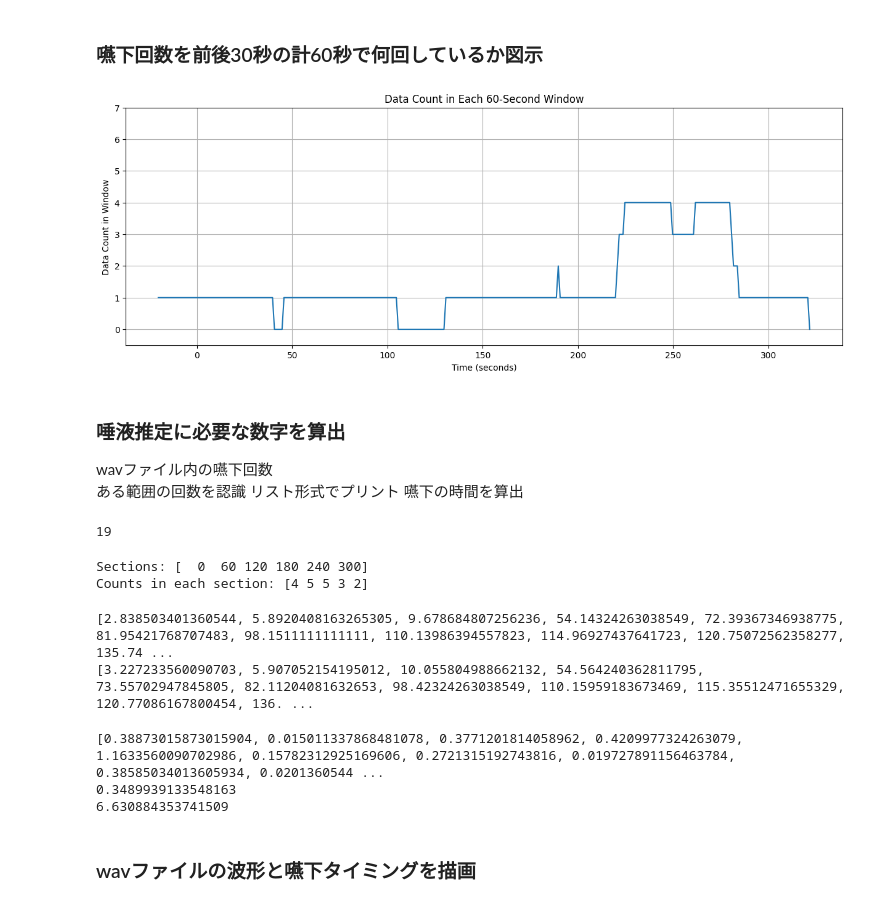
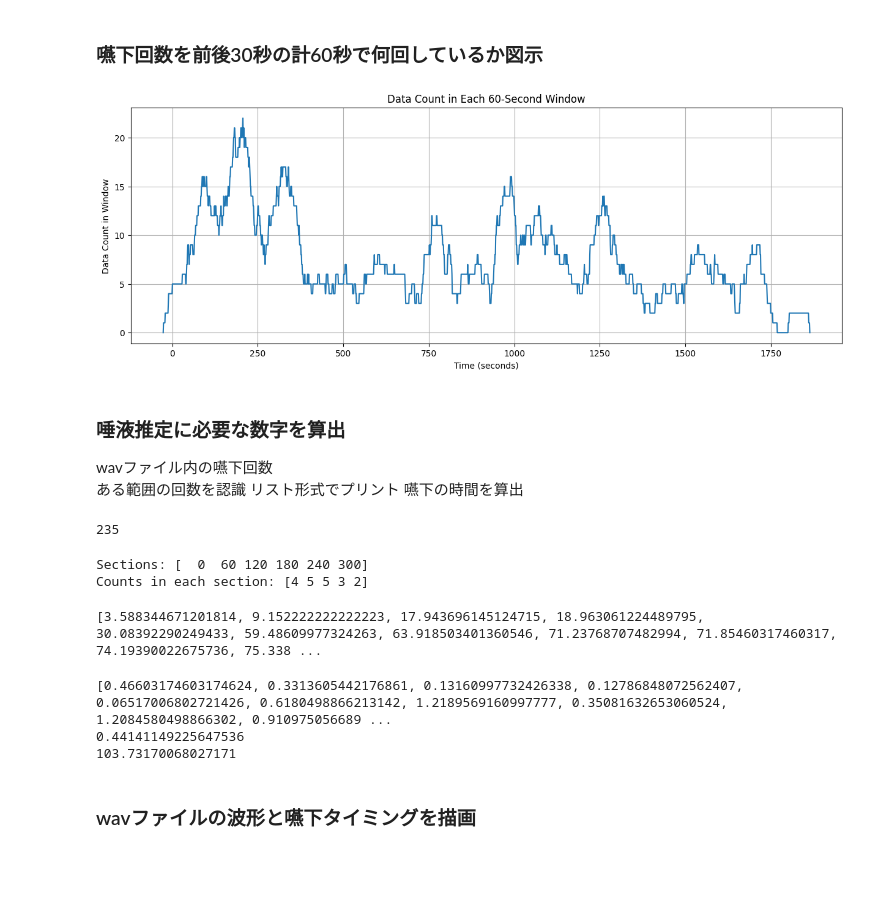
Before and after one commit to Kai-Washino/swallowing-recognition-DLmachine, a Jupyter notebook: uncropped_data.ipynb, the cells around one changed output. Saved outputs shown, nothing was run; the diff lists cells and outputs as text; code cells hidden in the pictures; blank space fills up the shorter version.

Commit message:
Update to reflect increasing data set

```diff
--- a/uncropped_data.ipynb
+++ b/uncropped_data.ipynb
@@ -27,6 +27,8 @@ from swallowing_recognition import long_audio
 # directory_path = parent_dir / '30min_data'
 directory_path = parent_dir
 # %%
-path = directory_path / 'experiment'/ '20240215'/'water_washino_5min.wav'
+# path = directory_path / 'experiment'/ '20240215'/'water_washino_5min.wav'
+# path = directory_path / 'uncropped_data'/ '20240205'/'tsuji_20data.wav'
+path = directory_path / '30min_data'/ 'washino20240205.wav'
 # %%
 wav1 = long_audio.Long_audio(path)
@@ -61,9 +55,9 @@ wav1.plot_predicted("lemon_washino_5min.wav")
 # %% [markdown]
 ### 嚥下回数を前後30秒の計60秒で何回しているか図示
 # %%
-wav1.plot_swallowing_count(window_size = 30, interval = 1, y = 7)
+wav1.plot_swallowing_count(window_size = 30, interval = 1)
 # %% [output]
-[figure, old version]
+[figure, new version]
 # %% [markdown]
 ### 唾液推定に必要な数字を算出
 wavファイル内の嚥下回数
@@ -75,7 +69,7 @@ print(len(wav1.swallowing_start_idxs))
 start_array = wav1.swallowing_start_idxs/44100
 end_array = wav1.swallowing_end_idxs/44100
 # %% [output]
-19
+235
 # %%
 sections = np.arange(0, 301, 60)
 counts, _ = np.histogram(start_array, bins=sections)
@@ -89,19 +83,18 @@ Counts in each section: [4 5 5 3 2]
 start_list = list(start_array)
 end_list = list(end_array)
 print(start_list)
-print(end_list)
+# print(end_list)
 # %% [output]
-[2.838503401360544, 5.8920408163265305, 9.678684807256236, 54.14324263038549, 72.39367346938775, 81.95421768707483, 98.1511111111111, 110.13986394557823, 114.96927437641723, 120.75072562358277, 135.74 ...
-[3.227233560090703, 5.907052154195012, 10.055804988662132, 54.564240362811795, 73.55702947845805, 82.11204081632653, 98.42324263038549, 110.15959183673469, 115.35512471655329, 120.77086167800454, 136. ...
+[3.588344671201814, 9.152222222222223, 17.943696145124715, 18.963061224489795, 30.08392290249433, 59.48609977324263, 63.918503401360546, 71.23768707482994, 71.85460317460317, 74.19390022675736, 75.338 ...
 # %%
 time = end_array - start_array
 print(list(time))
 print((np.mean(time)))
 print(np.sum(time))
 # %% [output]
-[0.38873015873015904, 0.015011337868481078, 0.3771201814058962, 0.4209977324263079, 1.1633560090702986, 0.15782312925169606, 0.2721315192743816, 0.019727891156463784, 0.38585034013605934, 0.0201360544 ...
-0.3489939133548163
-6.630884353741509
+[0.46603174603174624, 0.3313605442176861, 0.13160997732426338, 0.12786848072562407, 0.06517006802721426, 0.6180498866213142, 1.2189569160997777, 0.35081632653060524, 1.2084580498866302, 0.910975056689 ...
+0.44141149225647536
+103.73170068027171
 # %% [markdown]
 ### wavファイルの波形と嚥下タイミングを描画
 # %%
```
Also changed, not shown: parts of 5 cells of this notebook, 2 other files.
